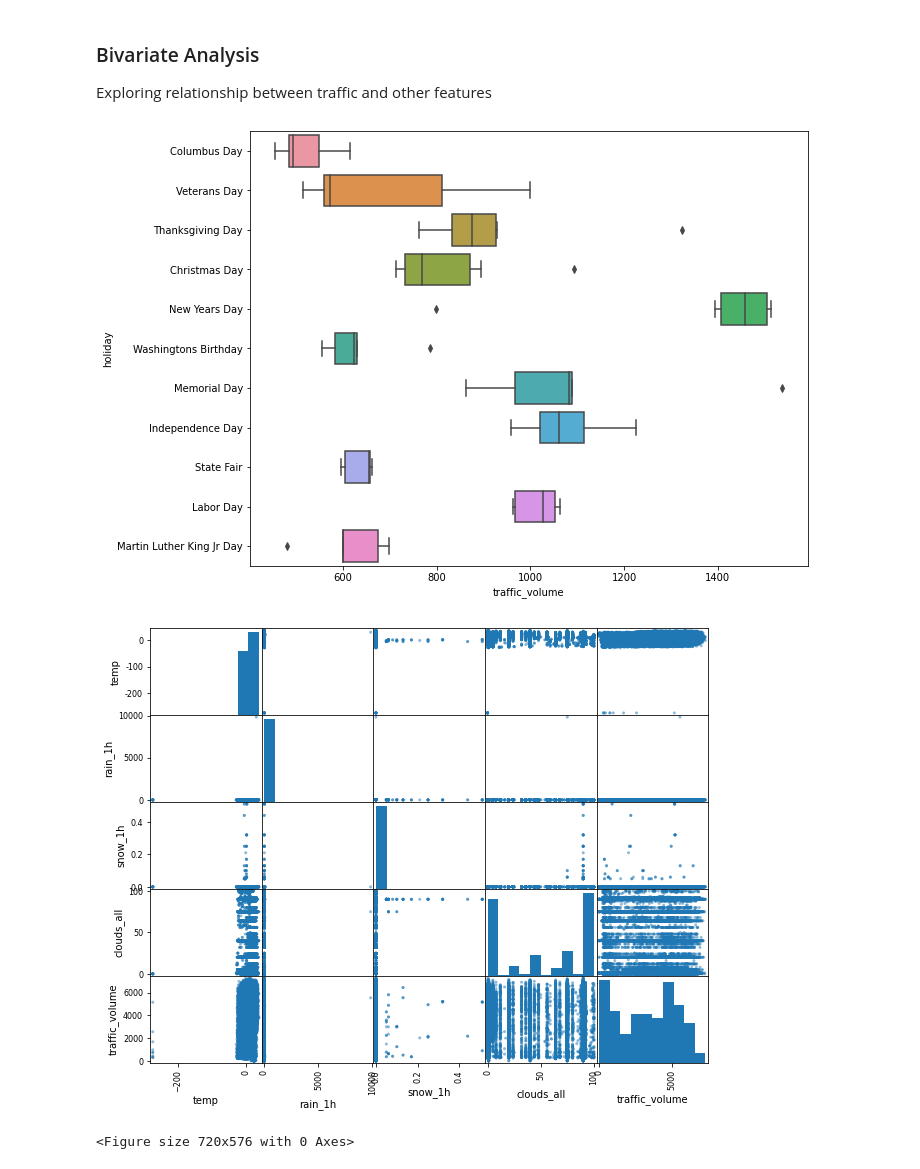
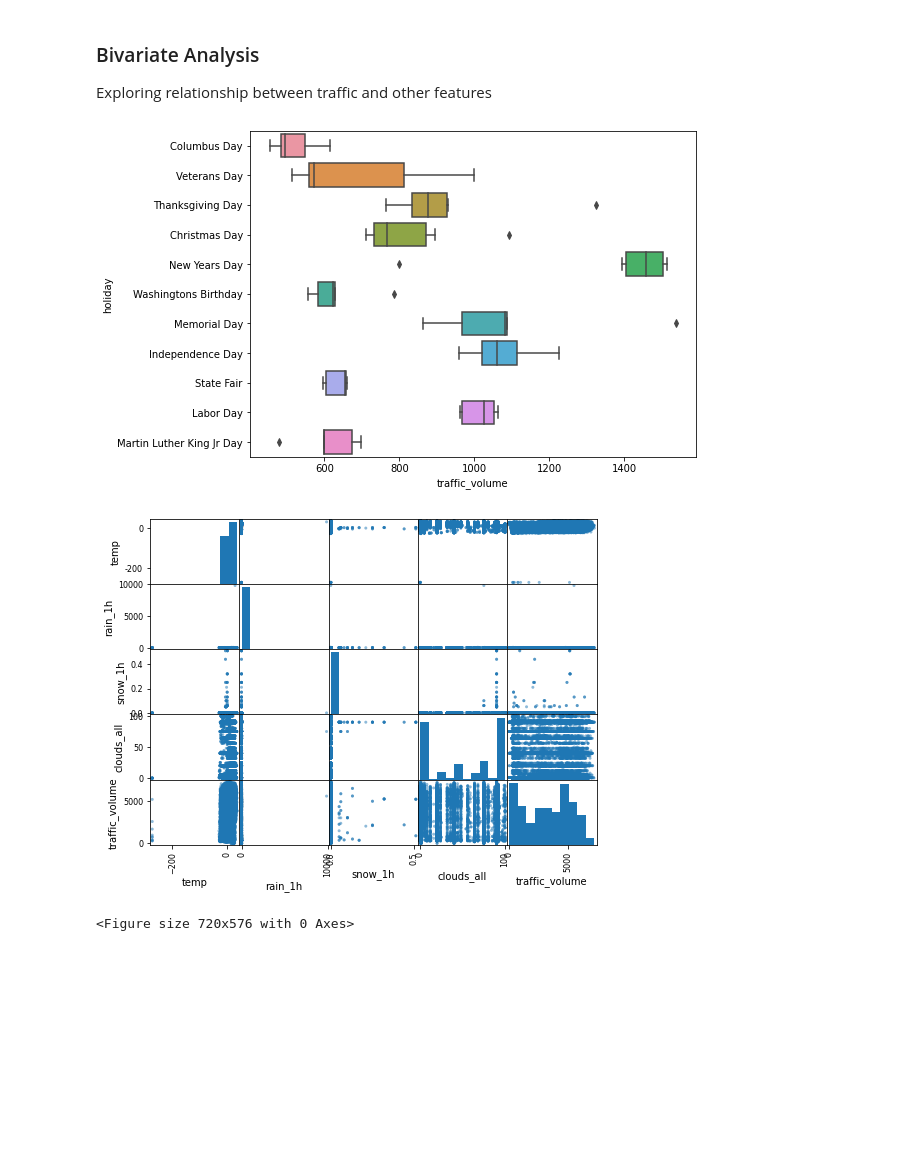
Before and after one commit to nimran79/COMP-8118-project---Traffic-volume-prediction, a Jupyter notebook: DM_Project_metro_interstate_traffic_volume.ipynb, the cells around one changed output. Saved outputs shown, nothing was run; the diff lists cells and outputs as text; code cells hidden in the pictures; blank space fills up the shorter version.

```diff
--- a/DM_Project_metro_interstate_traffic_volume.ipynb
+++ b/DM_Project_metro_interstate_traffic_volume.ipynb
@@ -193,19 +193,19 @@ plt.show()
 Exploring relationship between traffic and other features
 # %%
 #Exploring traffic volume on holidays
-plt.figure(figsize=(10,8))
+plt.figure(figsize=(8,6))
 sns.boxplot(y='holiday',x='traffic_volume', data = holidays)
 plt.show()
 # %% [output]
-[figure, old version]
+[figure, new version]
 # %%
 #Plotting relationship between temp, rain_1h, snow_1h, cloud_all.
 num_vars = ['temp','rain_1h','snow_1h','clouds_all','traffic_volume']
 from pandas.plotting import scatter_matrix
-scatter_matrix(df_traffic_data[num_vars],figsize=(10,8))
+scatter_matrix(df_traffic_data[num_vars],figsize=(8,6))
 plt.show()
 # %% [output]
-[figure, old version]
+[figure, new version]
 # %%
 #plotting temperature against traffic volume
 plt.figure(figsize=(10,8))
```
Also changed, not shown: parts of 47 cells of this notebook.
